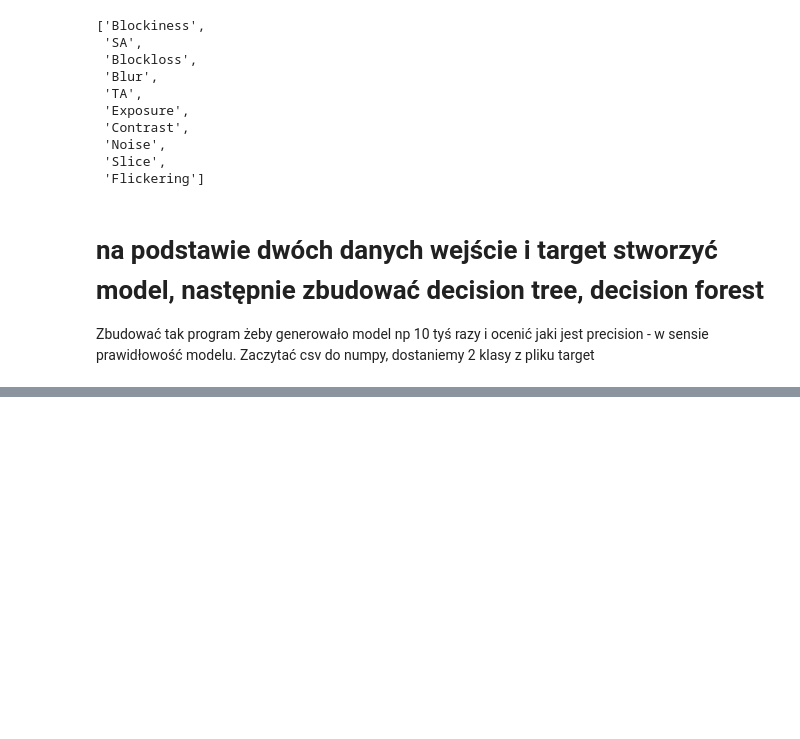
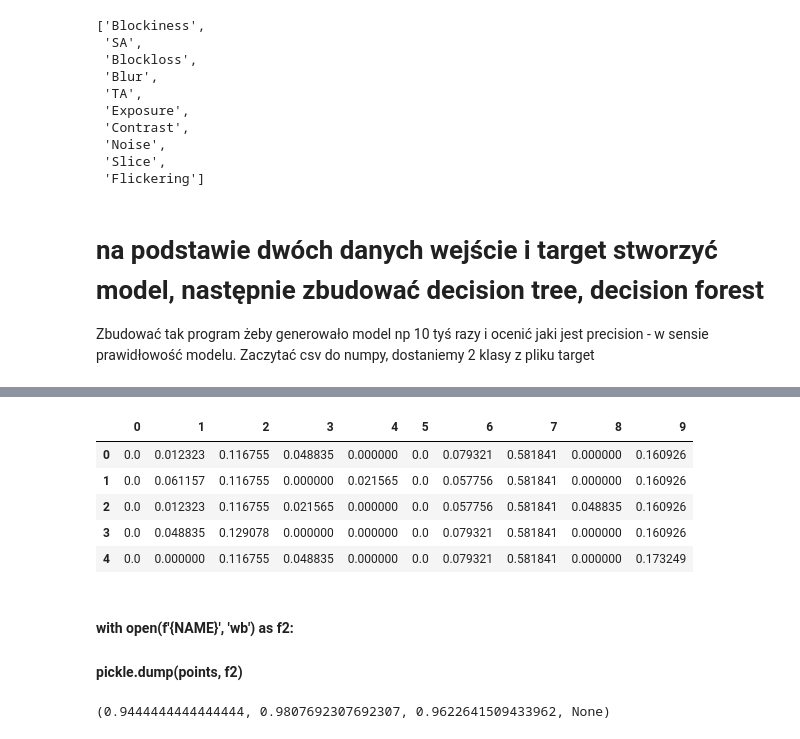
Before and after one commit to rdzierwa/datascience, a Jupyter notebook: projekt_video_try.ipynb, the cells around one changed output, grey strips where cells are left out. Cells and saved outputs as stored; diff of their text form; code cells hidden in the pictures; blank space fills up the shorter version.

```diff
--- a/projekt_video_try.ipynb
+++ b/projekt_video_try.ipynb
@@ -94,0 +100,13 @@ X_test.shape
+# %%
+DF_30_FOREST.head() # serializacja obiektu do pliku i później można to wykorzystać do działania. import pickle - moduł do zapisu obiektu do pliku n
+# %% [output]
+|  | 0 | 1 | 2 | 3 | 4 | 5 | 6 | 7 | 8 | 9 |
+| 0 | 0.0 | 0.012323 | 0.116755 | 0.048835 | 0.000000 | 0.0 | 0.079321 | 0.581841 | 0.000000 | 0.160926 |
+| 1 | 0.0 | 0.061157 | 0.116755 | 0.000000 | 0.021565 | 0.0 | 0.057756 | 0.581841 | 0.000000 | 0.160926 |
+| 2 | 0.0 | 0.012323 | 0.116755 | 0.021565 | 0.000000 | 0.0 | 0.057756 | 0.581841 | 0.048835 | 0.160926 |
+| 3 | 0.0 | 0.048835 | 0.129078 | 0.000000 | 0.000000 | 0.0 | 0.079321 | 0.581841 | 0.000000 | 0.160926 |
+| 4 | 0.0 | 0.000000 | 0.116755 | 0.048835 | 0.000000 | 0.0 | 0.079321 | 0.581841 | 0.000000 | 0.173249 |
+# %% [markdown]
+####     with open(f'{NAME}', 'wb') as f2:
+
+####        pickle.dump(points, f2)
@@ -94,0 +115,4 @@ X_test.shape
+# %%
+precision_recall_fscore_support(Y_test, clf.predict(X_test), average='binary')
+# %% [output]
+(0.9444444444444444, 0.9807692307692307, 0.9622641509433962, None)
```
Also changed, not shown: parts of 17 cells of this notebook, 9 other files.
